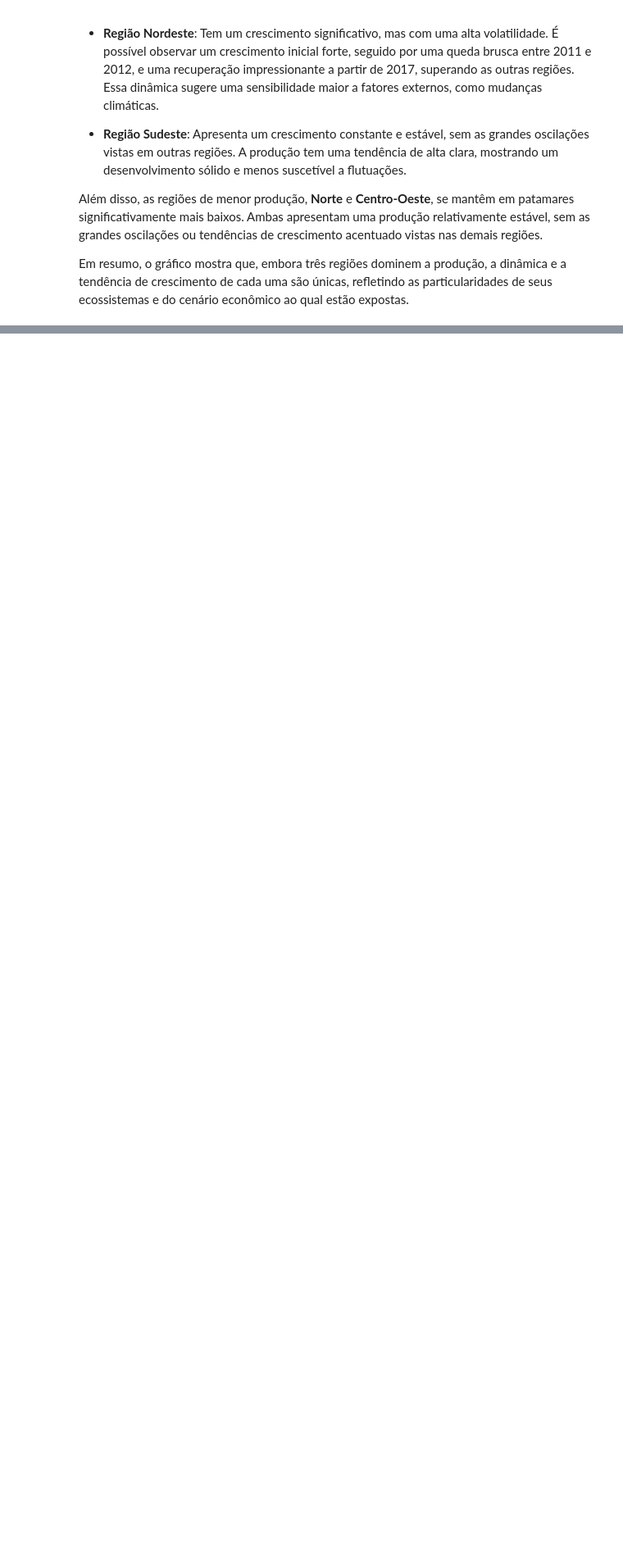
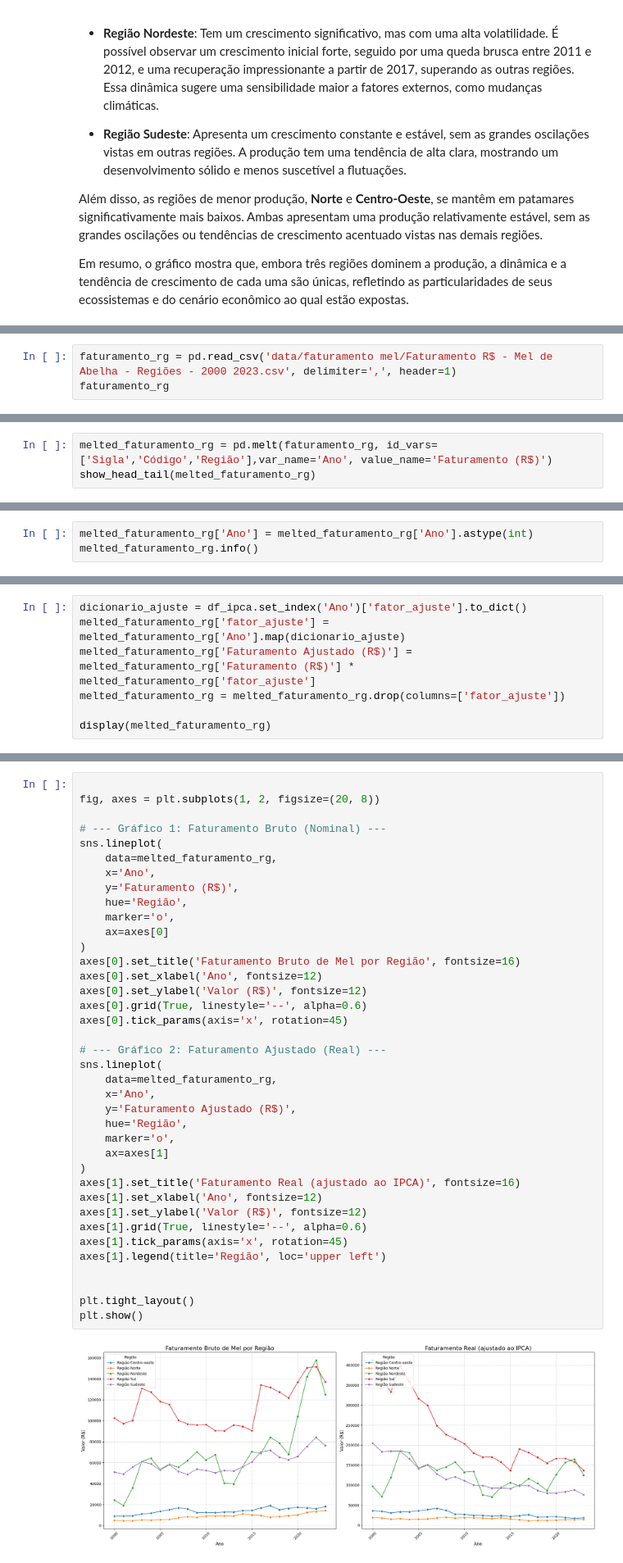
Before and after one commit to Gabriel-J-code/ad-projeto-bees-caatinga, a Jupyter notebook: relatorio.ipynb, the cells around one changed output, grey strips where cells are left out. Shown at 82% size. Saved outputs shown, nothing was run; the diff lists cells and outputs as text; blank space fills up the shorter version.

Commit message:
feat(relatorio): faturamento regional

```diff
--- a/relatorio.ipynb
+++ b/relatorio.ipynb
@@ -487,0 +490,3 @@ Em resumo, o gráfico mostra que, embora três regiões dominem a produção, a
+# %%
+faturamento_rg = pd.read_csv('data/faturamento mel/Faturamento R$ - Mel de Abelha - Regiões - 2000 2023.csv', delimiter=',', header=1)
+faturamento_rg
@@ -487,0 +501,3 @@ Em resumo, o gráfico mostra que, embora três regiões dominem a produção, a
+# %%
+melted_faturamento_rg = pd.melt(faturamento_rg, id_vars=['Sigla','Código','Região'],var_name='Ano', value_name='Faturamento (R$)')
+show_head_tail(melted_faturamento_rg)
@@ -487,0 +532,3 @@ Em resumo, o gráfico mostra que, embora três regiões dominem a produção, a
+# %%
+melted_faturamento_rg['Ano'] = melted_faturamento_rg['Ano'].astype(int)
+melted_faturamento_rg.info()
@@ -487,0 +549,7 @@ Em resumo, o gráfico mostra que, embora três regiões dominem a produção, a
+# %%
+dicionario_ajuste = df_ipca.set_index('Ano')['fator_ajuste'].to_dict()
+melted_faturamento_rg['fator_ajuste'] = melted_faturamento_rg['Ano'].map(dicionario_ajuste)
+melted_faturamento_rg['Faturamento Ajustado (R$)'] = melted_faturamento_rg['Faturamento (R$)'] * melted_faturamento_rg['fator_ajuste']
+melted_faturamento_rg = melted_faturamento_rg.drop(columns=['fator_ajuste'])
+
+display(melted_faturamento_rg)
@@ -487,0 +570,40 @@ Em resumo, o gráfico mostra que, embora três regiões dominem a produção, a
+# %%
+
+fig, axes = plt.subplots(1, 2, figsize=(20, 8))
+
+# --- Gráfico 1: Faturamento Bruto (Nominal) ---
+sns.lineplot(
+    data=melted_faturamento_rg,
+    x='Ano',
+    y='Faturamento (R$)',
+    hue='Região',
+    marker='o',
+    ax=axes[0]
+)
+axes[0].set_title('Faturamento Bruto de Mel por Região', fontsize=16)
+axes[0].set_xlabel('Ano', fontsize=12)
+axes[0].set_ylabel('Valor (R$)', fontsize=12)
+axes[0].grid(True, linestyle='--', alpha=0.6)
+axes[0].tick_params(axis='x', rotation=45)
+
+# --- Gráfico 2: Faturamento Ajustado (Real) ---
+sns.lineplot(
+    data=melted_faturamento_rg,
+    x='Ano',
+    y='Faturamento Ajustado (R$)',
+    hue='Região',
+    marker='o',
+    ax=axes[1]
+)
+axes[1].set_title('Faturamento Real (ajustado ao IPCA)', fontsize=16)
+axes[1].set_xlabel('Ano', fontsize=12)
+axes[1].set_ylabel('Valor (R$)', fontsize=12)
+axes[1].grid(True, linestyle='--', alpha=0.6)
+axes[1].tick_params(axis='x', rotation=45)
+axes[1].legend(title='Região', loc='upper left')
+
+
+plt.tight_layout()
+plt.show()
+# %% [output]
+[figure, added]
```
Also changed, not shown: parts of 11 cells of this notebook, 1 other file.
